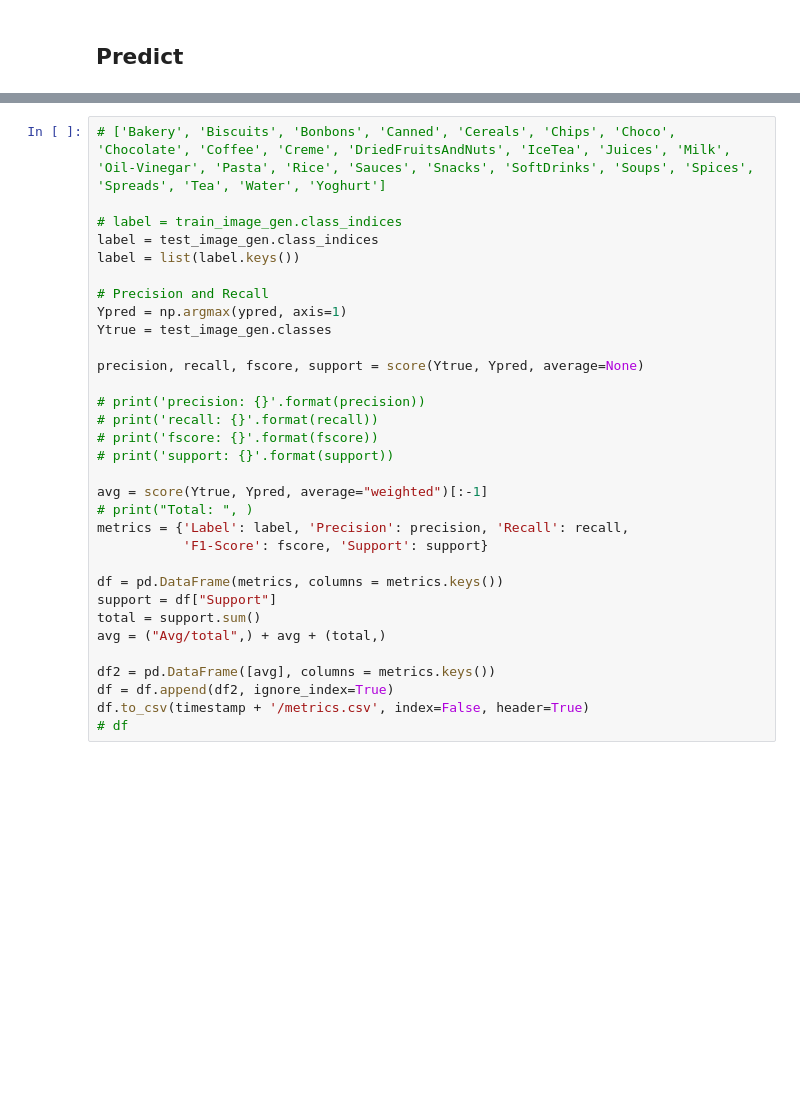
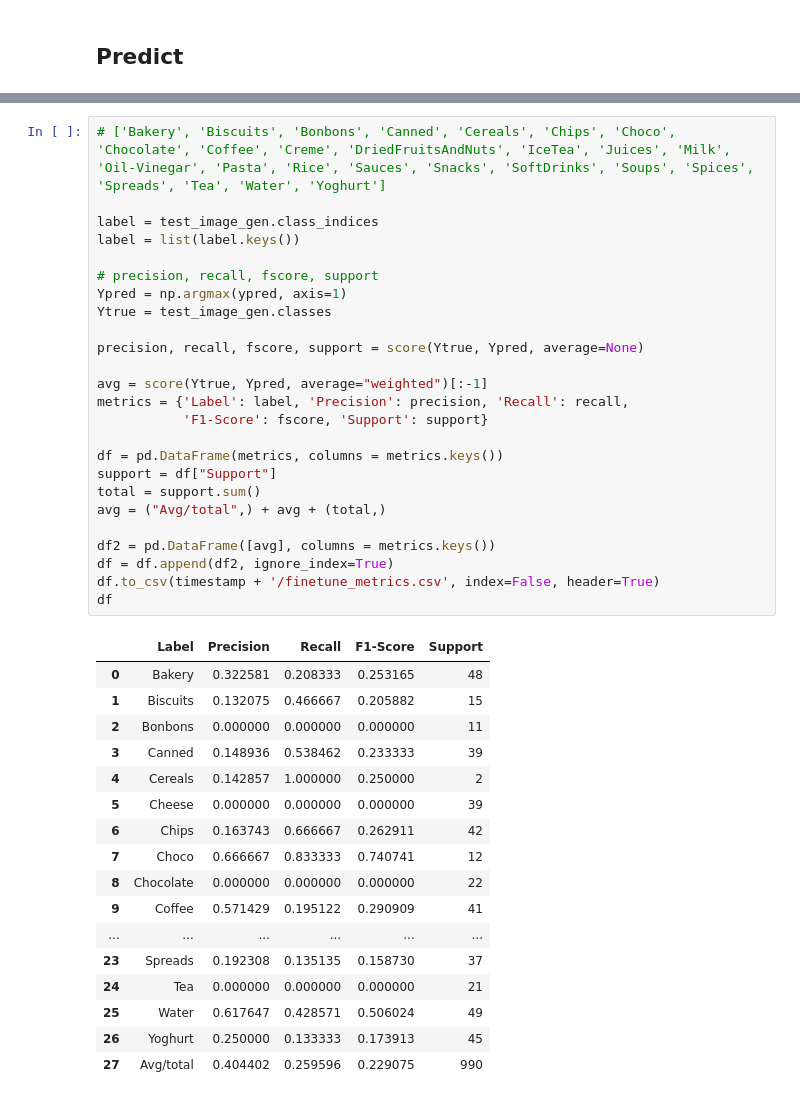
Before and after one commit to Zhejing-Chin/fyp, a Jupyter notebook: Classifier.ipynb, the cells around one changed output, grey strips where cells are left out. Saved outputs shown, nothing was run; the diff lists cells and outputs as text; blank space fills up the shorter version.

```diff
--- a/Classifier.ipynb
+++ b/Classifier.ipynb
@@ -742,35 +814,46 @@ timestamp
 # %%
 # ['Bakery', 'Biscuits', 'Bonbons', 'Canned', 'Cereals', 'Chips', 'Choco', 'Chocolate', 'Coffee', 'Creme', 'DriedFruitsAndNuts', 'IceTea', 'Juices', 'Milk', 'Oil-Vinegar', 'Pasta', 'Rice', 'Sauces', 'Snacks', 'SoftDrinks', 'Soups', 'Spices', 'Spreads', 'Tea', 'Water', 'Yoghurt']
 
-# label = train_image_gen.class_indices
 label = test_image_gen.class_indices
 label = list(label.keys())
 
-# Precision and Recall
+# precision, recall, fscore, support
 Ypred = np.argmax(ypred, axis=1)
 Ytrue = test_image_gen.classes
 
 precision, recall, fscore, support = score(Ytrue, Ypred, average=None)
 
-# print('precision: {}'.format(precision))
-# print('recall: {}'.format(recall))
-# print('fscore: {}'.format(fscore))
-# print('support: {}'.format(support))
-
 avg = score(Ytrue, Ypred, average="weighted")[:-1]
-# print("Total: ", )
 metrics = {'Label': label, 'Precision': precision, 'Recall': recall,
            'F1-Score': fscore, 'Support': support}
 
 df = pd.DataFrame(metrics, columns = metrics.keys())
 support = df["Support"]
 total = support.sum()
 avg = ("Avg/total",) + avg + (total,)
 
 df2 = pd.DataFrame([avg], columns = metrics.keys())
 df = df.append(df2, ignore_index=True)
-df.to_csv(timestamp + '/metrics.csv', index=False, header=True)
-# df
+df.to_csv(timestamp + '/finetune_metrics.csv', index=False, header=True)
+df
+# %% [output]
+|  | Label | Precision | Recall | F1-Score | Support |
+| 0 | Bakery | 0.322581 | 0.208333 | 0.253165 | 48 |
+| 1 | Biscuits | 0.132075 | 0.466667 | 0.205882 | 15 |
+| 2 | Bonbons | 0.000000 | 0.000000 | 0.000000 | 11 |
+| 3 | Canned | 0.148936 | 0.538462 | 0.233333 | 39 |
+| 4 | Cereals | 0.142857 | 1.000000 | 0.250000 | 2 |
+| 5 | Cheese | 0.000000 | 0.000000 | 0.000000 | 39 |
+| 6 | Chips | 0.163743 | 0.666667 | 0.262911 | 42 |
+| 7 | Choco | 0.666667 | 0.833333 | 0.740741 | 12 |
+| 8 | Chocolate | 0.000000 | 0.000000 | 0.000000 | 22 |
+| 9 | Coffee | 0.571429 | 0.195122 | 0.290909 | 41 |
+| ... | ... | ... | ... | ... | ... |
+| 23 | Spreads | 0.192308 | 0.135135 | 0.158730 | 37 |
+| 24 | Tea | 0.000000 | 0.000000 | 0.000000 | 21 |
+| 25 | Water | 0.617647 | 0.428571 | 0.506024 | 49 |
+| 26 | Yoghurt | 0.250000 | 0.133333 | 0.173913 | 45 |
+| 27 | Avg/total | 0.404402 | 0.259596 | 0.229075 | 990 |
 # %%
 # Plot CM
 # label = train_image_gen.class_indices
```
Also changed, not shown: parts of 13 cells of this notebook.
